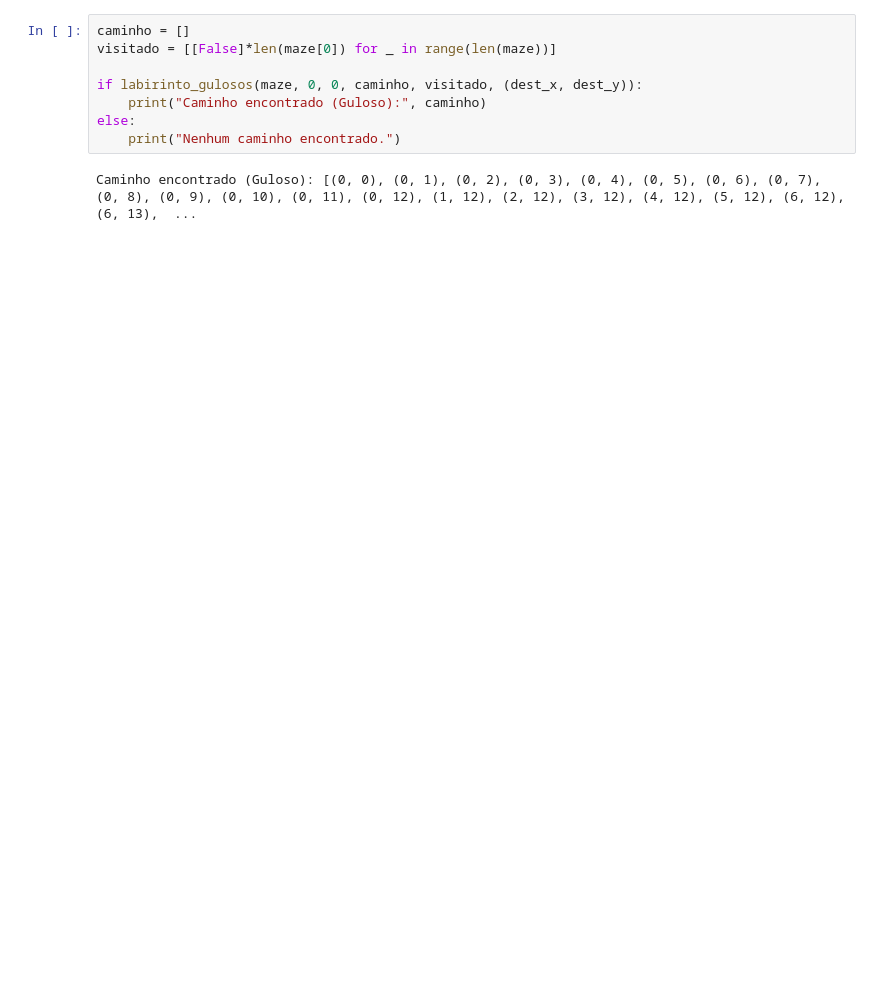
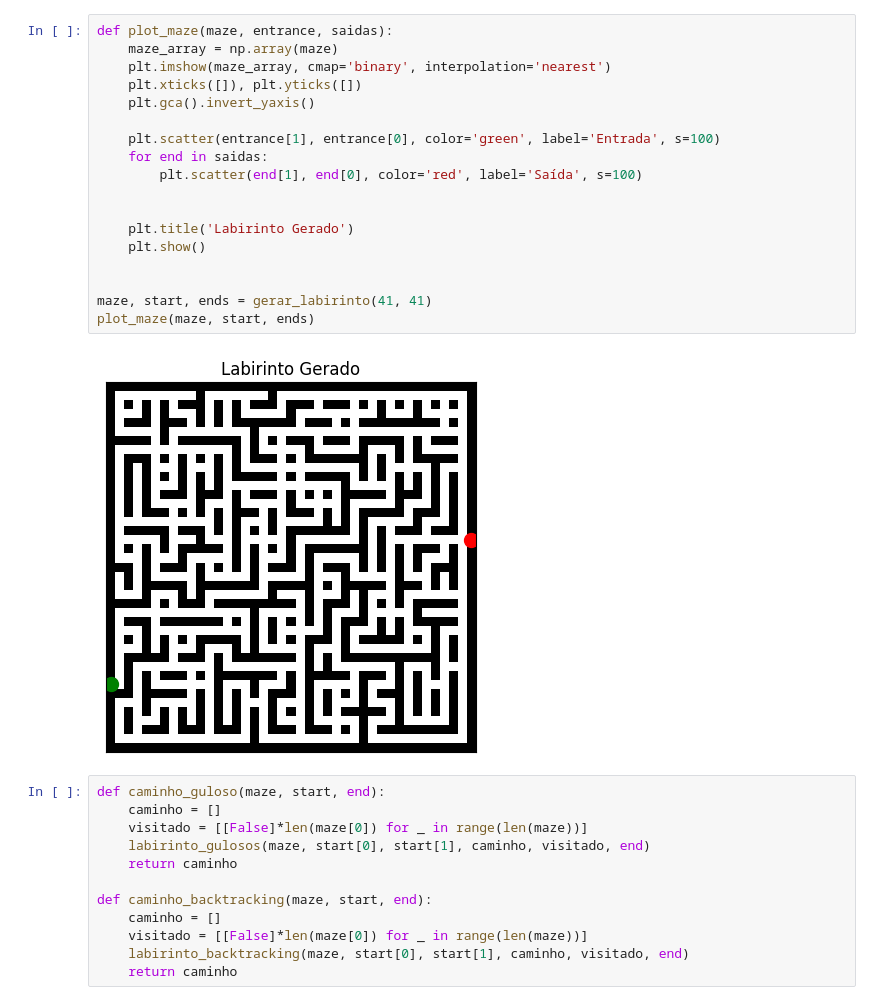
Before and after one commit to KauaHenSilva/paa_trabalho, a Jupyter notebook: main.ipynb, the cells around one changed output. Drawn from its saved outputs; the diff is of its cells as text; blank space fills up the shorter version.

```diff
--- a/main.ipynb
+++ b/main.ipynb
@@ -101,11 +93,33 @@ Labirinto gerado com 11 saídas!
+# %%
+def plot_maze(maze, entrance, saidas):
+    maze_array = np.array(maze)
+    plt.imshow(maze_array, cmap='binary', interpolation='nearest')
+    plt.xticks([]), plt.yticks([])
+    plt.gca().invert_yaxis()
+
+    plt.scatter(entrance[1], entrance[0], color='green', label='Entrada', s=100)
+    for end in saidas:
+        plt.scatter(end[1], end[0], color='red', label='Saída', s=100)
+
+
+    plt.title('Labirinto Gerado')
+    plt.show()
+
+
+maze, start, ends = gerar_labirinto(41, 41)
+plot_maze(maze, start, ends)
+# %% [output]
+[figure, added]
 # %%
-caminho = []
-visitado = [[False]*len(maze[0]) for _ in range(len(maze))]
+def caminho_guloso(maze, start, end):
+    caminho = []
+    visitado = [[False]*len(maze[0]) for _ in range(len(maze))]
+    labirinto_gulosos(maze, start[0], start[1], caminho, visitado, end)
+    return caminho
 
-if labirinto_gulosos(maze, 0, 0, caminho, visitado, (dest_x, dest_y)):
-    print("Caminho encontrado (Guloso):", caminho)
-else:
-    print("Nenhum caminho encontrado.")
+def caminho_backtracking(maze, start, end):
+    caminho = []
+    visitado = [[False]*len(maze[0]) for _ in range(len(maze))]
+    labirinto_backtracking(maze, start[0], start[1], caminho, visitado, end)
+    return caminho
-# %% [output]
-Caminho encontrado (Guloso): [(0, 0), (0, 1), (0, 2), (0, 3), (0, 4), (0, 5), (0, 6), (0, 7), (0, 8), (0, 9), (0, 10), (0, 11), (0, 12), (1, 12), (2, 12), (3, 12), (4, 12), (5, 12), (6, 12), (6, 13),  ...
 # %%
```
Also changed, not shown: parts of 5 cells of this notebook.
